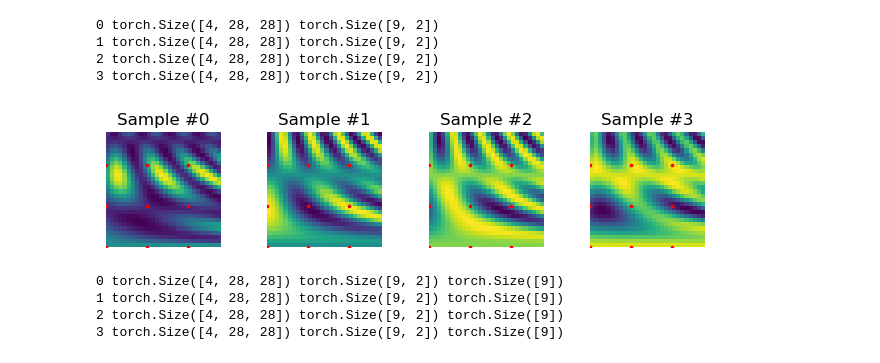
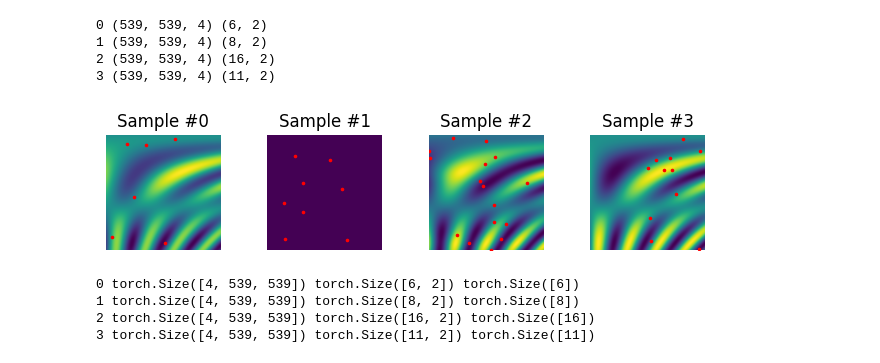
Before and after one commit to neu-spiral/Neural-Point-Processes, a Jupyter notebook: synth_data_reader.ipynb, the cells around one changed output. Cells and saved outputs as stored; diff of their text form; code cells hidden in the pictures.

Commit message:
Synthetic dataset label alignment sanity check is complete

```diff
--- a/synth_data_reader.ipynb
+++ b/synth_data_reader.ipynb
@@ -18,5 +14,5 @@ image_folder = f"{data_folder}/images/"
 # %%
-pins_file = f"{pin_folder}/pins.csv"
+pins_file = f"{data_folder}/pins.csv"
 pins_df = pd.read_csv(pins_file)
 pins_df
 # %% [output]
@@ -64,12 +63,11 @@ io.imread(f"{data_folder}/images/{img_name}").shape
 # %%
 def show_pins(image, pins, outputs):
     """Show image with pins"""
-    plt.imshow(image.permute(1, 2, 0), extent=[0,d1,0,d2])
+    plt.imshow(image, extent=[0,d1,0,d2])
     plt.scatter(pins[:, 0], pins[:, 1], s=10, marker='.', c='r')
     # plt.pause(0.001)  # pause a bit so that plots are updated
     # there is a shift in the pins probably
 
-# plt.figure()
-# # show_pins(io.imread(f"{data_folder}/images/{img_name}"), pins, outputs)
-# show_pins(np.load(f"{data_folder}/images/{img_name}"), pins, outputs)
-# plt.show()
+plt.figure()
+show_pins(io.imread(f"{data_folder}/images/{img_name}"), pins, outputs)
+plt.show()
@@ -76,39 +111,27 @@ def show_pins(image, pins, outputs):
 # %%
-transform = transforms.Compose([
-    ToTensor(),  # Convert to tensor (as you were doing)
-    Resize()  # Resize to 100x100
-])
-
-heatmap_dataset = PinDataset(csv_file=f"{pin_folder}/pins.csv",
-                                 root_dir=image_folder,
-                                 transform=transform)
-
-# heatmap_dataset = SynthHeatmapDataset(csv_file=f"{data_folder}/pins.csv",
-#                                       root_dir=f"{data_folder}/images/")
+heatmap_dataset = SynthHeatmapDataset(csv_file=f"{data_folder}/pins.csv",
+                                      root_dir=f"{data_folder}/images/")
 
 fig = plt.figure()
 
 for i, sample in enumerate(heatmap_dataset):
     print(i, sample['image'].shape, sample['pins'].shape)
 
     ax = plt.subplot(1, 4, i + 1)
     plt.tight_layout()
     ax.set_title('Sample #{}'.format(i))
     ax.axis('off')
-    # image = sample['image']
-    # image = image.view(image.shape[1], image.shape[2], image.shape[0])
-    # show_pins(image, sample['pins'], sample['outputs'])
     show_pins(**sample)
 
     if i == 3:
         plt.show()
         break
 # %% [output]
-0 torch.Size([4, 28, 28]) torch.Size([9, 2])
-1 torch.Size([4, 28, 28]) torch.Size([9, 2])
-2 torch.Size([4, 28, 28]) torch.Size([9, 2])
-3 torch.Size([4, 28, 28]) torch.Size([9, 2])
+0 (539, 539, 4) (6, 2)
+1 (539, 539, 4) (8, 2)
+2 (539, 539, 4) (16, 2)
+3 (539, 539, 4) (11, 2)
-[figure, old version]
+[figure, new version]
 # %%
 class ToTensor(object):
     """Convert ndarrays in sample to Tensors."""
@@ -124,9 +147,9 @@ class ToTensor(object):
                 'pins': torch.from_numpy(pins),
                 'outputs': torch.from_numpy(outputs)}
 # %%
-transformed_dataset = PinDataset(csv_file=f"{pin_folder}/pins.csv",
-                                          root_dir=image_folder,
-                                          transform=transforms.Compose([ToTensor(), Resize()])
+transformed_dataset = SynthHeatmapDataset(csv_file=f"{data_folder}/pins.csv",
+                                          root_dir=f"{data_folder}/images/",
+                                          transform=transforms.Compose([ToTensor()])
                                          )
 
 for i, sample in enumerate(transformed_dataset):
@@ -135,7 +158,7 @@ for i, sample in enumerate(transformed_dataset):
     if i == 3:
         break
 # %% [output]
-0 torch.Size([4, 28, 28]) torch.Size([9, 2]) torch.Size([9])
-1 torch.Size([4, 28, 28]) torch.Size([9, 2]) torch.Size([9])
-2 torch.Size([4, 28, 28]) torch.Size([9, 2]) torch.Size([9])
-3 torch.Size([4, 28, 28]) torch.Size([9, 2]) torch.Size([9])
+0 torch.Size([4, 539, 539]) torch.Size([6, 2]) torch.Size([6])
+1 torch.Size([4, 539, 539]) torch.Size([8, 2]) torch.Size([8])
+2 torch.Size([4, 539, 539]) torch.Size([16, 2]) torch.Size([16])
+3 torch.Size([4, 539, 539]) torch.Size([11, 2]) torch.Size([11])
```
Also changed, not shown: parts of 8 cells of this notebook, 1 other file.
